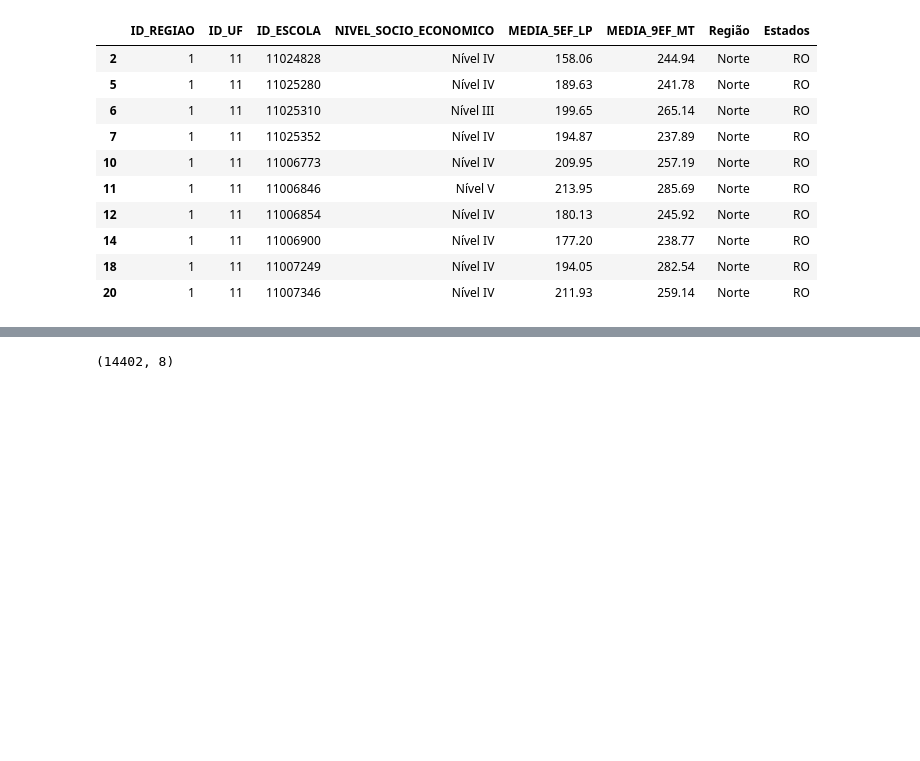
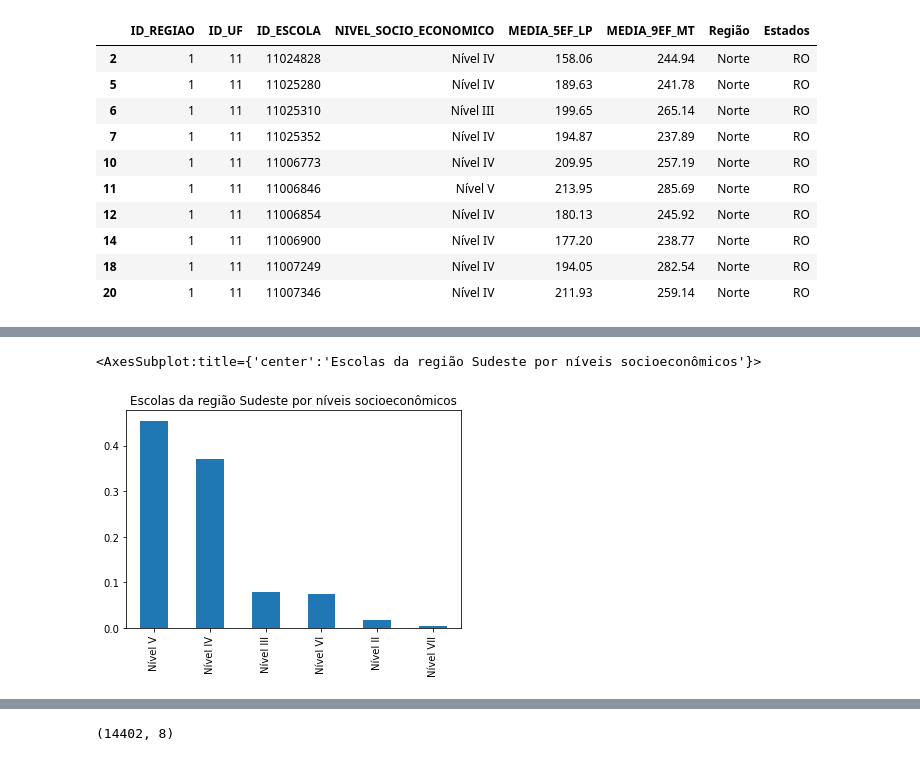
Before and after one commit to freitaasw/Analises_Saeb, a Jupyter notebook: Análises Saeb 2019/correlações/Regiões.ipynb, the cells around one changed output, grey strips where cells are left out. Saved outputs shown, nothing was run; the diff lists cells and outputs as text; code cells hidden in the pictures; blank space fills up the shorter version.

```diff
--- a/Análises Saeb 2019/correlações/Regiões.ipynb
+++ b/Análises Saeb 2019/correlações/Regiões.ipynb
@@ -101,0 +129,7 @@ df.head(10)
+# %%
+# Análises das escolas por níveis socioeconômicos - Região Sudeste
+%matplotlib inline
+df[df['Região']=='Sudeste']['NIVEL_SOCIO_ECONOMICO'].value_counts(normalize=True).plot.bar(title='Escolas da região Sudeste por níveis socioeconômicos')
+# %% [output]
+<AxesSubplot:title={'center':'Escolas da região Sudeste por níveis socioeconômicos'}>
+[figure, added]
```
Also changed, not shown: parts of 19 cells of this notebook, 1 other file.
